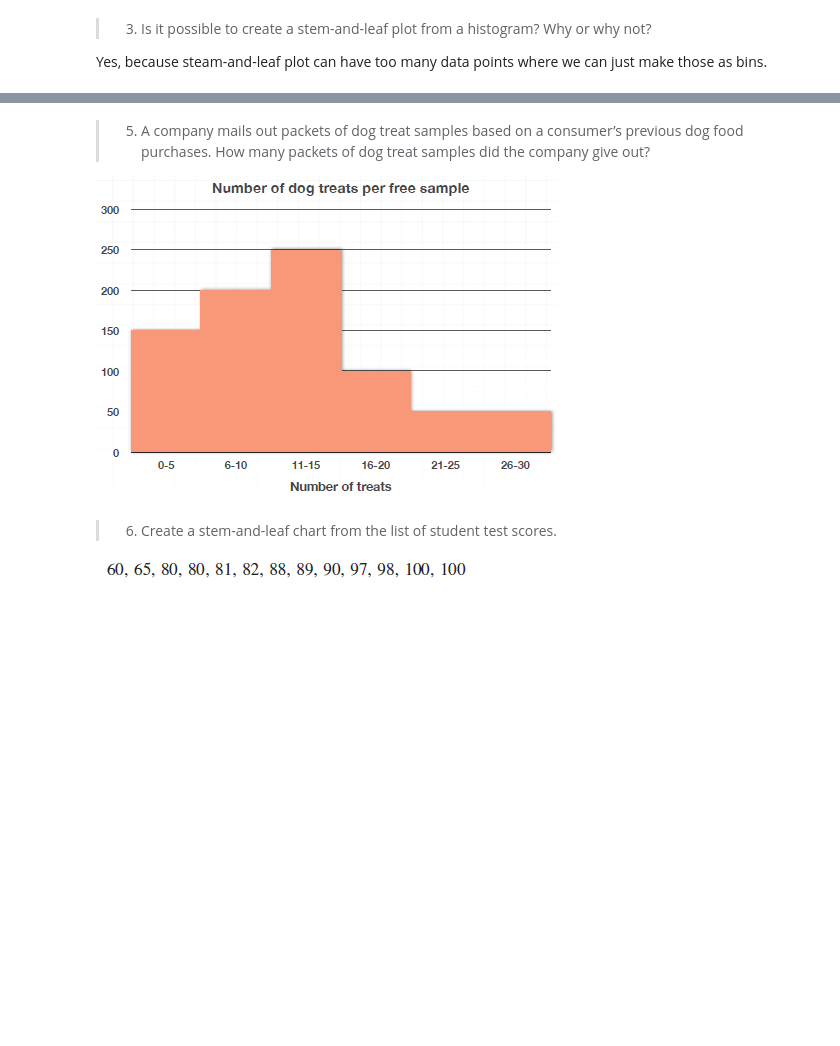
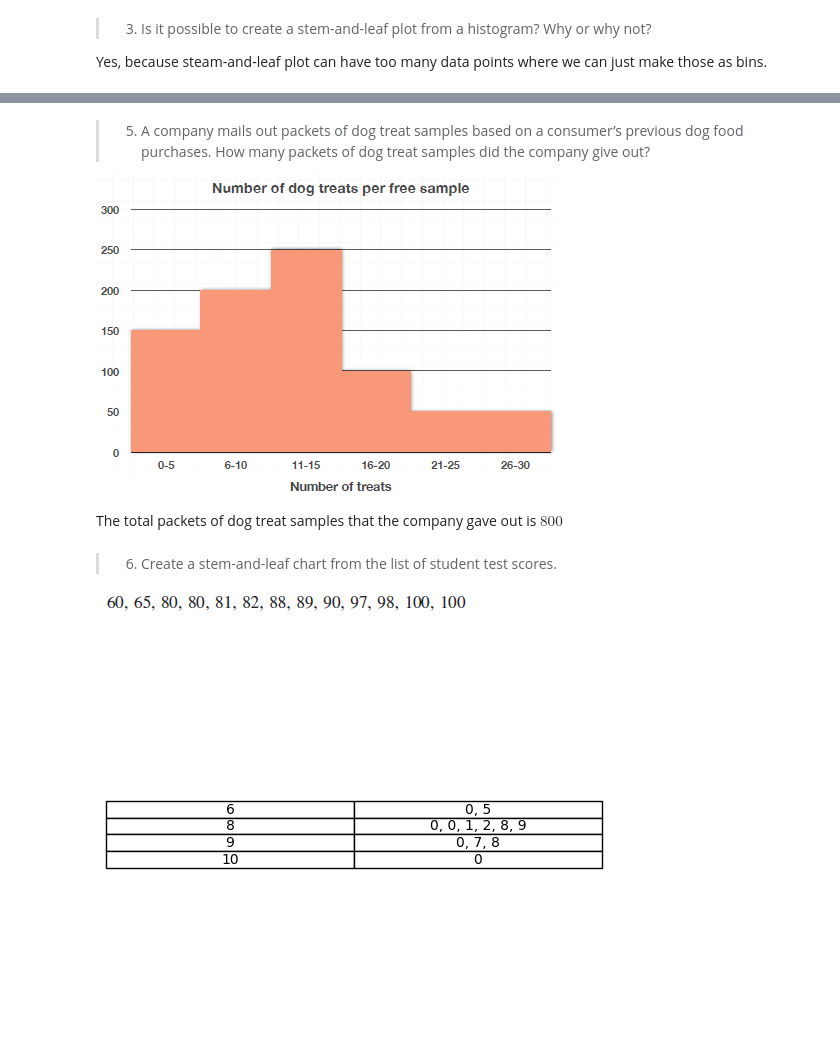
Before and after one commit to acasasis-dev/become-a-probability-n-statistics-master, a Jupyter notebook: bonus/section-02-visualizing-data/exercise-09-histograms-n-steam-n-leaf-plots.ipynb, the cells around one changed output, grey strips where cells are left out. Saved outputs shown, nothing was run; the diff lists cells and outputs as text; code cells hidden in the pictures; blank space fills up the shorter version.

```diff
--- a/bonus/section-02-visualizing-data/exercise-09-histograms-n-steam-n-leaf-plots.ipynb
+++ b/bonus/section-02-visualizing-data/exercise-09-histograms-n-steam-n-leaf-plots.ipynb
@@ -50,7 +47,29 @@ consumer’s previous dog food purchases. How many packets of dog treat
 samples did the company give out?
 
 ![image.png](attachment:image.png)
+
+The total packets of dog treat samples that the company gave out is $800$
 # %% [markdown]
 > 6. Create a stem-and-leaf chart from the list of student test scores.
 
 ![image.png](attachment:image.png)
+# %%
+data = [
+	[6, "0, 5"],
+	[8, "0, 0, 1, 2, 8, 9"],
+	[9, "0, 7, 8"],
+	[10, 0]
+]
+
+fig, ax = plt.subplots()
+ax.axis('off')
+
+plt.table(
+	cellText=data,
+	loc="center",
+	cellLoc="center"
+)
+
+plt.show()
+# %% [output]
+[figure, added]
```
Also changed, not shown: parts of 2 cells of this notebook.
